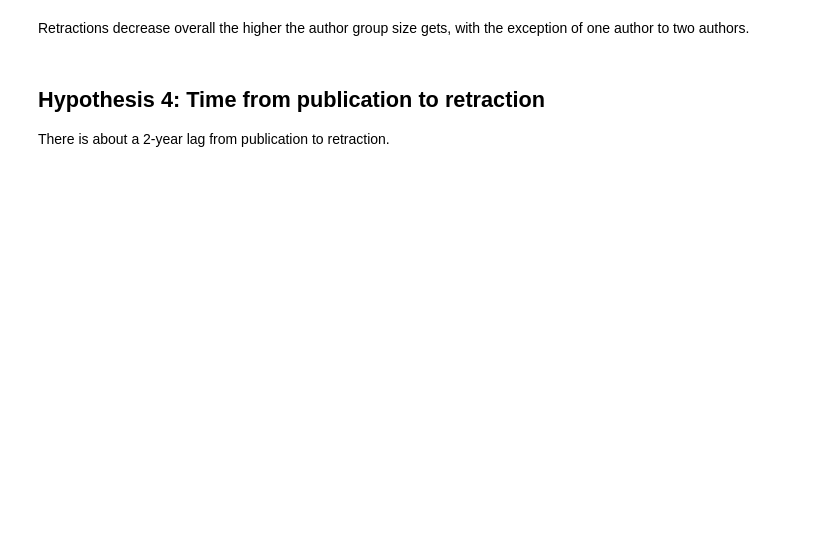
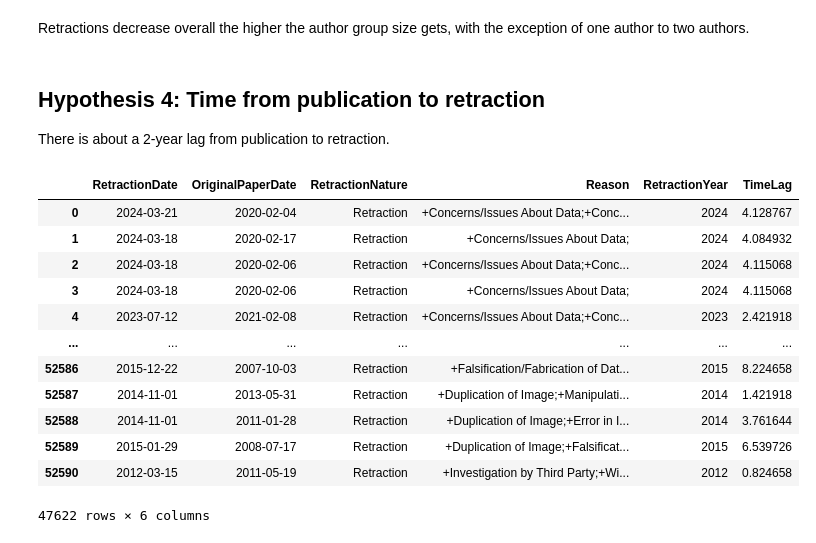
Before and after one commit to jrogovin/analysis_of_retracted_articles_2023, a Jupyter notebook: main.ipynb, the cells around one changed output. Saved outputs shown, nothing was run; the diff lists cells and outputs as text; code cells hidden in the pictures; blank space fills up the shorter version.

```diff
--- a/main.ipynb
+++ b/main.ipynb
@@ -169,0 +173,17 @@ There is about a 2-year lag from publication to retraction.
+# %%
+df = get_time_between_dates(convert_columns_to_datetime(get_date_range(get_retracted_articles('data/retractions.csv'))))
+df
+# %% [output]
+|  | RetractionDate | OriginalPaperDate | RetractionNature | Reason | RetractionYear | TimeLag |
+| 0 | 2024-03-21 | 2020-02-04 | Retraction | +Concerns/Issues About Data;+Conc... | 2024 | 4.128767 |
+| 1 | 2024-03-18 | 2020-02-17 | Retraction | +Concerns/Issues About Data; | 2024 | 4.084932 |
+| 2 | 2024-03-18 | 2020-02-06 | Retraction | +Concerns/Issues About Data;+Conc... | 2024 | 4.115068 |
+| 3 | 2024-03-18 | 2020-02-06 | Retraction | +Concerns/Issues About Data; | 2024 | 4.115068 |
+| 4 | 2023-07-12 | 2021-02-08 | Retraction | +Concerns/Issues About Data;+Conc... | 2023 | 2.421918 |
+| ... | ... | ... | ... | ... | ... | ... |
+| 52586 | 2015-12-22 | 2007-10-03 | Retraction | +Falsification/Fabrication of Dat... | 2015 | 8.224658 |
+| 52587 | 2014-11-01 | 2013-05-31 | Retraction | +Duplication of Image;+Manipulati... | 2014 | 1.421918 |
+| 52588 | 2014-11-01 | 2011-01-28 | Retraction | +Duplication of Image;+Error in I... | 2014 | 3.761644 |
+| 52589 | 2015-01-29 | 2008-07-17 | Retraction | +Duplication of Image;+Falsificat... | 2015 | 6.539726 |
+| 52590 | 2012-03-15 | 2011-05-19 | Retraction | +Investigation by Third Party;+Wi... | 2012 | 0.824658 |
+47622 rows × 6 columns
```
Also changed, not shown: parts of 6 cells of this notebook, 1 other file.
